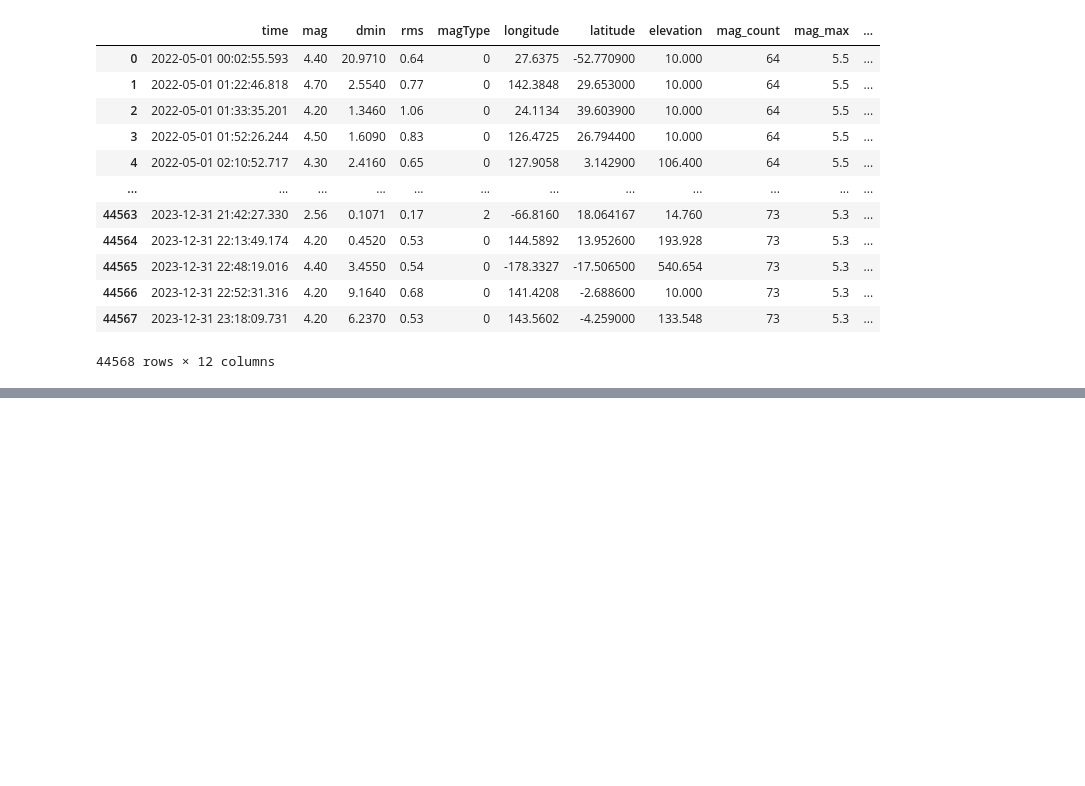
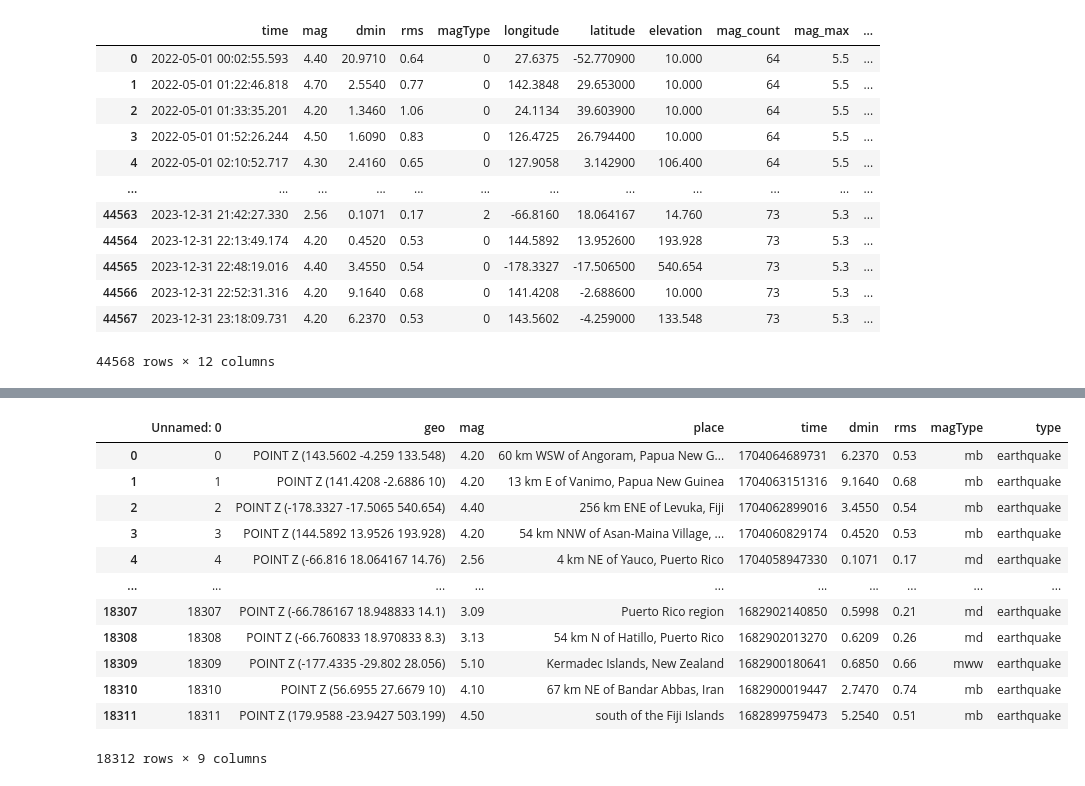
Before and after one commit to Rishit605/earthquake-prediction, a Jupyter notebook: notebook/eda.ipynb, the cells around one changed output, grey strips where cells are left out. Cells and saved outputs as stored; diff of their text form; code cells hidden in the pictures; blank space fills up the shorter version.

```diff
--- a/notebook/eda.ipynb
+++ b/notebook/eda.ipynb
@@ -542,0 +571,4 @@ event_counts_for_diff_window(dataFrame=df2)
+# %%
+df = pd.read_csv(r"C:\Projs\COde\Earthquake\eq_prediction\data\earthqukae_data.csv")
+gdf = df.rename(columns={'geometry': 'geo'})
+gdf
@@ -542,0 +589,26 @@ event_counts_for_diff_window(dataFrame=df2)
+# %%
+data2 = gdf.drop(columns=[
+    'tz', 'url',
+    'detail', 'felt',
+    'cdi', 'mmi', 'alert',
+    'status', 'tsunami', 'sig',
+    'net', 'code', 'ids',
+    'sources', 'sources', 'nst',
+    'title', 'types', 'gap', 'updated'
+])
+
+data2
+# %% [output]
+|  | Unnamed: 0 | geo | mag | place | time | dmin | rms | magType | type |
+| 0 | 0 | POINT Z (143.5602 -4.259 133.548) | 4.20 | 60 km WSW of Angoram, Papua New G... | 1704064689731 | 6.2370 | 0.53 | mb | earthquake |
+| 1 | 1 | POINT Z (141.4208 -2.6886 10) | 4.20 | 13 km E of Vanimo, Papua New Guinea | 1704063151316 | 9.1640 | 0.68 | mb | earthquake |
+| 2 | 2 | POINT Z (-178.3327 -17.5065 540.654) | 4.40 | 256 km ENE of Levuka, Fiji | 1704062899016 | 3.4550 | 0.54 | mb | earthquake |
+| 3 | 3 | POINT Z (144.5892 13.9526 193.928) | 4.20 | 54 km NNW of Asan-Maina Village, ... | 1704060829174 | 0.4520 | 0.53 | mb | earthquake |
+| 4 | 4 | POINT Z (-66.816 18.064167 14.76) | 2.56 | 4 km NE of Yauco, Puerto Rico | 1704058947330 | 0.1071 | 0.17 | md | earthquake |
+| ... | ... | ... | ... | ... | ... | ... | ... | ... | ... |
+| 18307 | 18307 | POINT Z (-66.786167 18.948833 14.1) | 3.09 | Puerto Rico region | 1682902140850 | 0.5998 | 0.21 | md | earthquake |
+| 18308 | 18308 | POINT Z (-66.760833 18.970833 8.3) | 3.13 | 54 km N of Hatillo, Puerto Rico | 1682902013270 | 0.6209 | 0.26 | md | earthquake |
+| 18309 | 18309 | POINT Z (-177.4335 -29.802 28.056) | 5.10 | Kermadec Islands, New Zealand | 1682900180641 | 0.6850 | 0.66 | mww | earthquake |
+| 18310 | 18310 | POINT Z (56.6955 27.6679 10) | 4.10 | 67 km NE of Bandar Abbas, Iran | 1682900019447 | 2.7470 | 0.74 | mb | earthquake |
+| 18311 | 18311 | POINT Z (179.9588 -23.9427 503.199) | 4.50 | south of the Fiji Islands | 1682899759473 | 5.2540 | 0.51 | mb | earthquake |
+18312 rows × 9 columns
```
Also changed, not shown: parts of 17 cells of this notebook, 1 other file.
